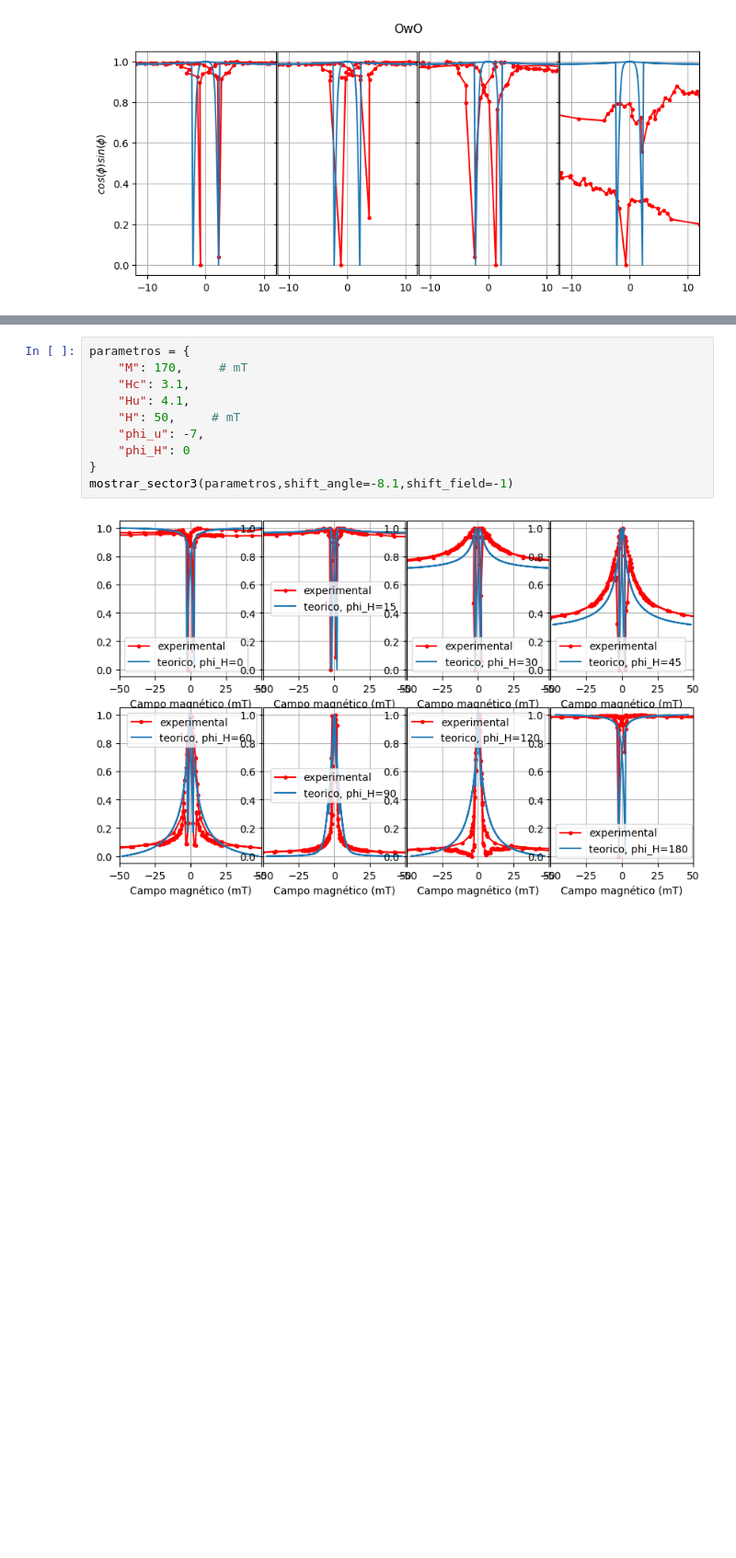
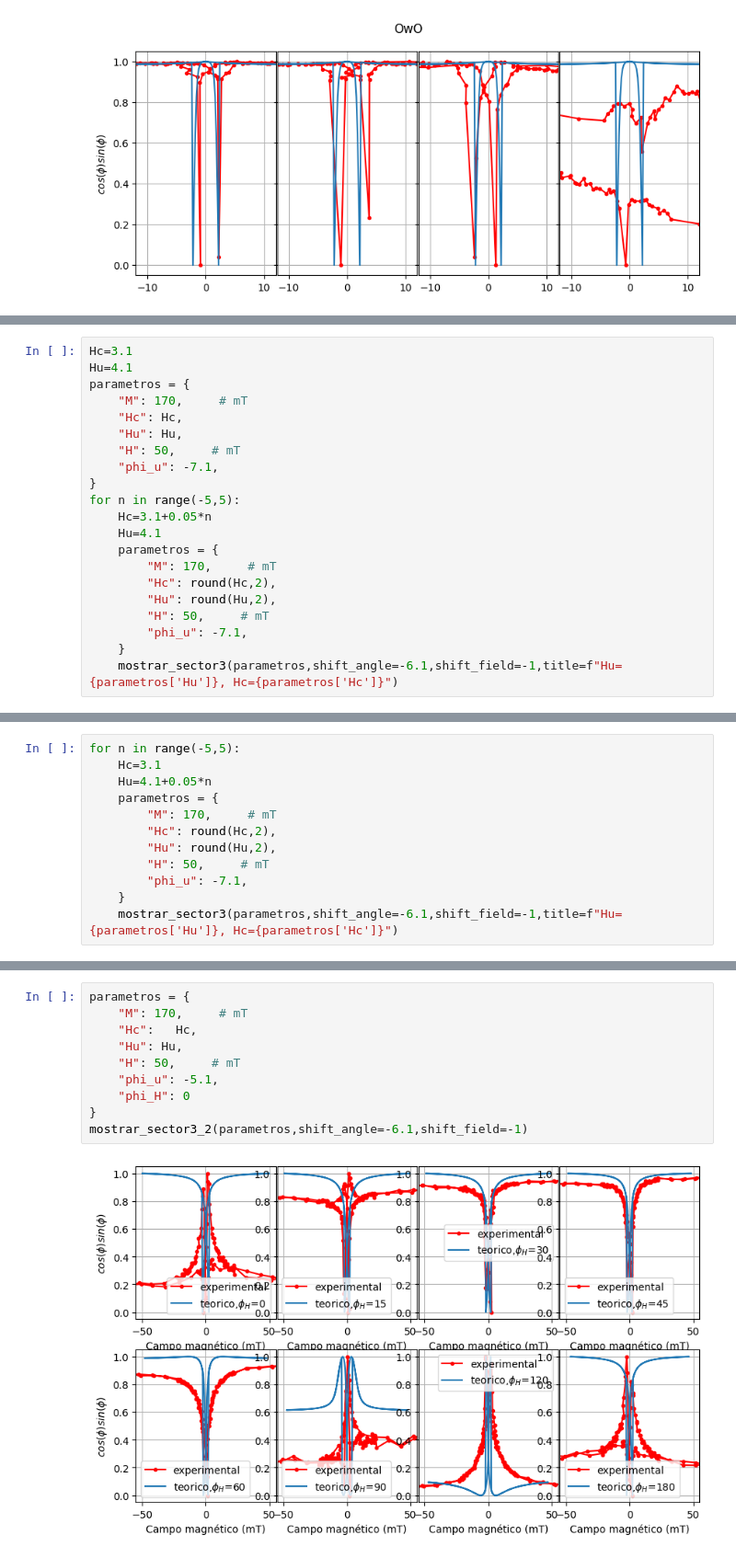
Before and after one commit to Aldairpaz1809/SPINUNI_Aldair, a Jupyter notebook: Tesis4_py.ipynb, the cells around one changed output, grey strips where cells are left out. Shown at 92% size. Saved outputs shown, nothing was run; the diff lists cells and outputs as text; blank space fills up the shorter version.

```diff
--- a/Tesis4_py.ipynb
+++ b/Tesis4_py.ipynb
@@ -261,0 +316,21 @@ def mostrar_sector3(parametros,shift_field=0,shift_angle=0,title=""):
+# %%
+Hc=3.1
+Hu=4.1
+parametros = {
+    "M": 170,     # mT
+    "Hc": Hc,
+    "Hu": Hu,
+    "H": 50,     # mT
+    "phi_u": -7.1,
+}
+for n in range(-5,5):
+    Hc=3.1+0.05*n
+    Hu=4.1
+    parametros = {
+        "M": 170,     # mT
+        "Hc": round(Hc,2),
+        "Hu": round(Hu,2),
+        "H": 50,     # mT
+        "phi_u": -7.1,
+    }
+    mostrar_sector3(parametros,shift_angle=-6.1,shift_field=-1,title=f"Hu={parametros['Hu']}, Hc={parametros['Hc']}")
@@ -261,0 +348,12 @@ def mostrar_sector3(parametros,shift_field=0,shift_angle=0,title=""):
+# %%
+for n in range(-5,5):
+    Hc=3.1
+    Hu=4.1+0.05*n
+    parametros = {
+        "M": 170,     # mT
+        "Hc": round(Hc,2),
+        "Hu": round(Hu,2),
+        "H": 50,     # mT
+        "phi_u": -7.1,
+    }
+    mostrar_sector3(parametros,shift_angle=-6.1,shift_field=-1,title=f"Hu={parametros['Hu']}, Hc={parametros['Hc']}")
@@ -262,15 +371,15 @@ def mostrar_sector3(parametros,shift_field=0,shift_angle=0,title=""):
 # %%
 parametros = {
     "M": 170,     # mT
-    "Hc": 3.1,
-    "Hu": 4.1,
+    "Hc":   Hc,
+    "Hu": Hu,
     "H": 50,     # mT
-    "phi_u": -7,
+    "phi_u": -5.1,
     "phi_H": 0
 }
-mostrar_sector3(parametros,shift_angle=-8.1,shift_field=-1)
+mostrar_sector3_2(parametros,shift_angle=-6.1,shift_field=-1)
 # %% [output]
-[figure, old version]
+[figure, new version]
 # %%
 def fiting(boolean_value):
     if boolean_value==True:
```
Also changed, not shown: parts of 6 cells of this notebook.
